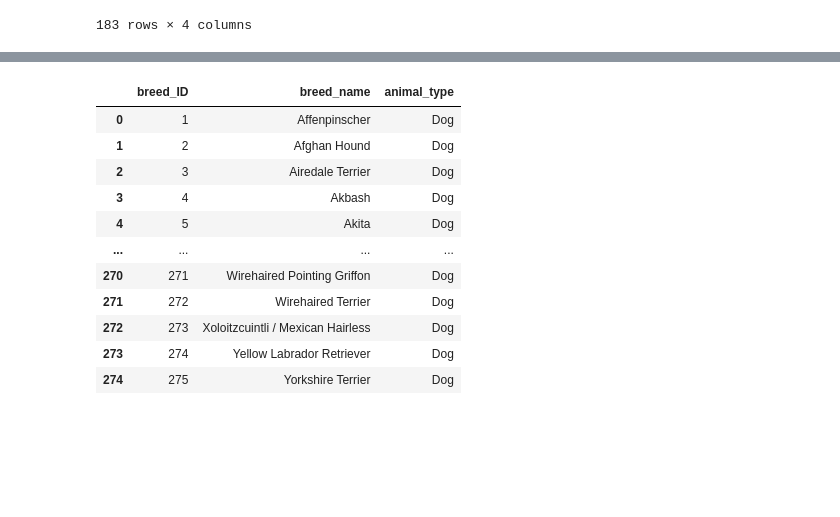
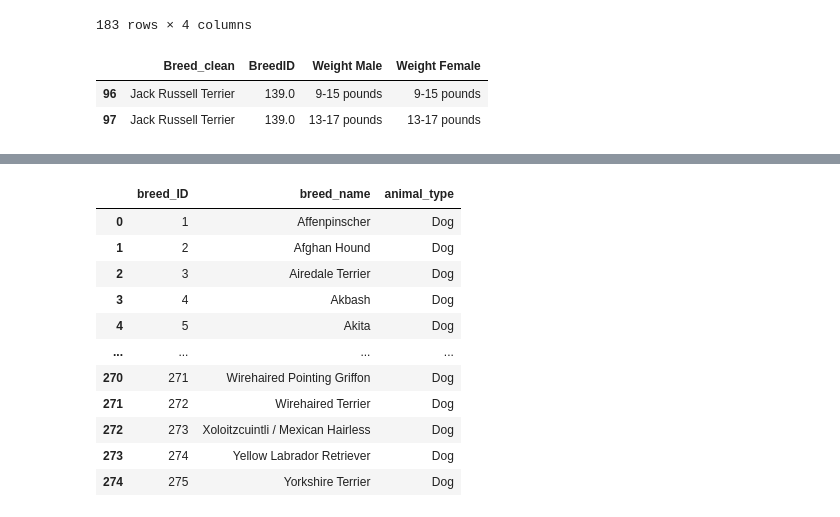
Before and after one commit to melissadiep94/dog_breeds_project, a Jupyter notebook: Cleaning_weight_data.ipynb, the cells around one changed output, grey strips where cells are left out. Cells and saved outputs as stored; diff of their text form; code cells hidden in the pictures; blank space fills up the shorter version.

```diff
--- a/Cleaning_weight_data.ipynb
+++ b/Cleaning_weight_data.ipynb
@@ -38,3 +39,12 @@ df_breed_weight_v2
 | 181 | Pyrenean Shepherd | 208.0 | 15-30 pounds | 15-30 pounds |
 | 182 | Standard Schnauzer | 248.0 | 35-50 pounds | 30-45 pounds |
 183 rows × 4 columns
+# %%
+# Optional: Get all the data for the duplicate dog breeds
+
+df_duplicate = df_breed_weight_v2[df_breed_weight_v2['Breed_clean'] == "Jack Russell Terrier"]
+df_duplicate
+# %% [output]
+|  | Breed_clean | BreedID | Weight Male | Weight Female |
+| 96 | Jack Russell Terrier | 139.0 | 9-15 pounds | 9-15 pounds |
+| 97 | Jack Russell Terrier | 139.0 | 13-17 pounds | 13-17 pounds |
```
Also changed, not shown: parts of 8 cells of this notebook, 5 other files.
